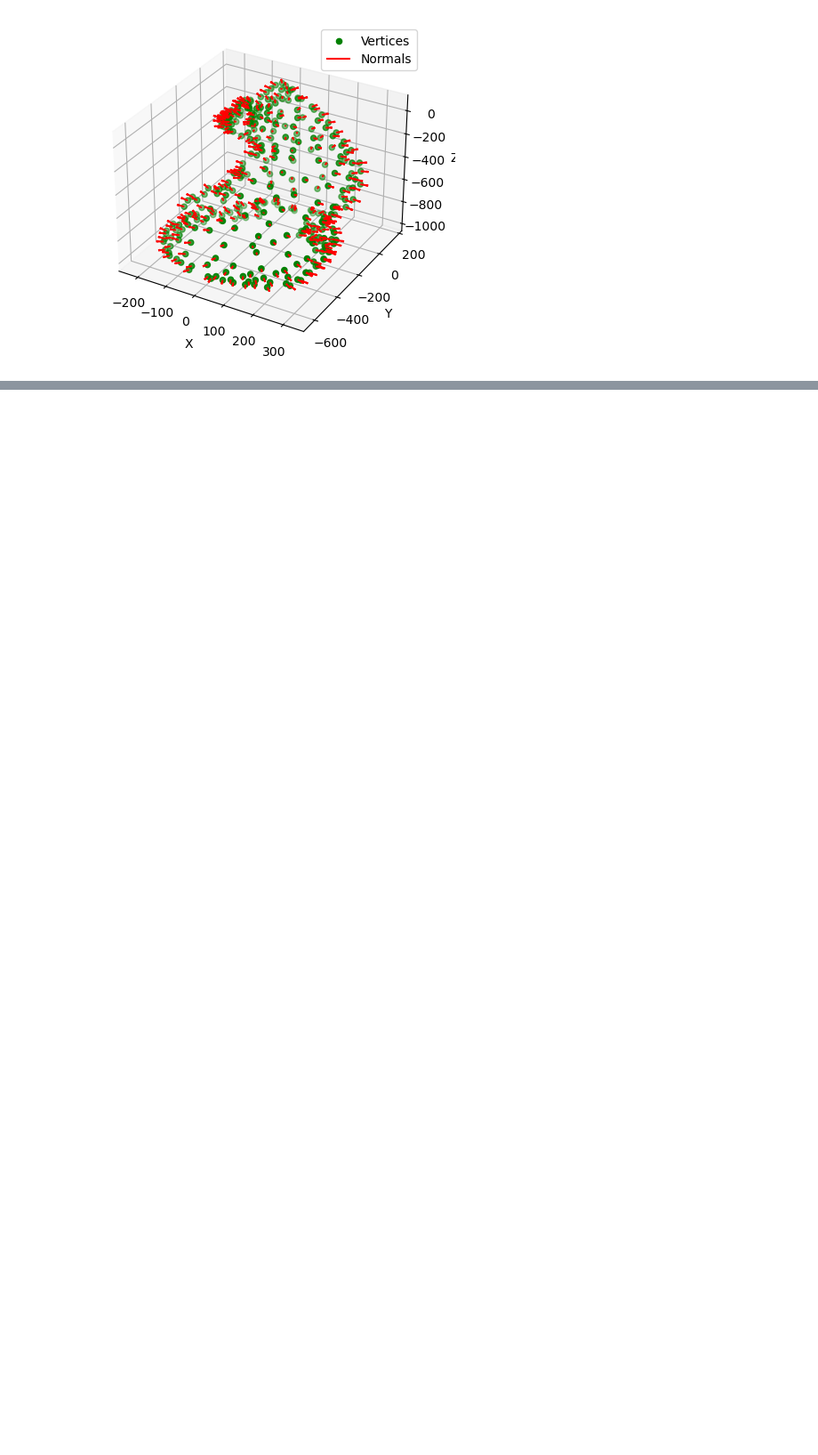
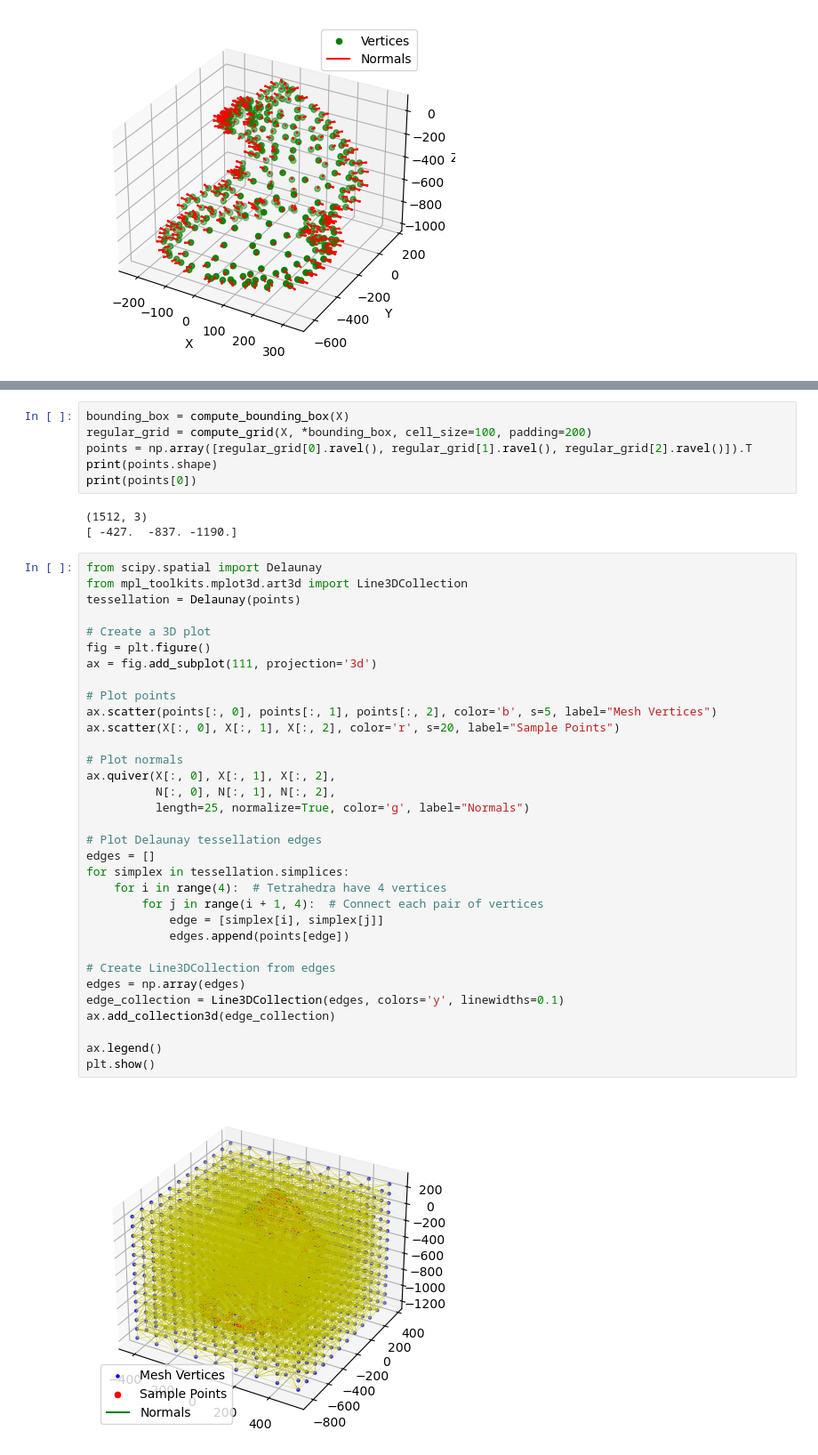
Before and after one commit to lfogarty98/psr_project, a Jupyter notebook: psr_3d.ipynb, the cells around one changed output, grey strips where cells are left out. Shown: that part at 89% size. Saved outputs shown, nothing was run; the diff lists cells and outputs as text; blank space fills up the shorter version.

Commit message:
implement 3d tessellation, first attempt at computing V
Signed-off-by: Liam Fogarty <lfogarty9995@gmail.com>

```diff
--- a/psr_3d.ipynb
+++ b/psr_3d.ipynb
@@ -74,0 +93,44 @@ plt.show()
+# %%
+bounding_box = compute_bounding_box(X)
+regular_grid = compute_grid(X, *bounding_box, cell_size=100, padding=200)
+points = np.array([regular_grid[0].ravel(), regular_grid[1].ravel(), regular_grid[2].ravel()]).T
+print(points.shape)
+print(points[0])
+# %% [output]
+(1512, 3)
+[ -427.  -837. -1190.]
+# %%
+from scipy.spatial import Delaunay
+from mpl_toolkits.mplot3d.art3d import Line3DCollection
+tessellation = Delaunay(points)
+
+# Create a 3D plot
+fig = plt.figure()
+ax = fig.add_subplot(111, projection='3d')
+
+# Plot points
+ax.scatter(points[:, 0], points[:, 1], points[:, 2], color='b', s=5, label="Mesh Vertices")
+ax.scatter(X[:, 0], X[:, 1], X[:, 2], color='r', s=20, label="Sample Points")
+
+# Plot normals
+ax.quiver(X[:, 0], X[:, 1], X[:, 2],
+          N[:, 0], N[:, 1], N[:, 2],
+          length=25, normalize=True, color='g', label="Normals")
+
+# Plot Delaunay tessellation edges
+edges = []
+for simplex in tessellation.simplices:
+    for i in range(4):  # Tetrahedra have 4 vertices
+        for j in range(i + 1, 4):  # Connect each pair of vertices
+            edge = [simplex[i], simplex[j]]
+            edges.append(points[edge])
+
+# Create Line3DCollection from edges
+edges = np.array(edges)
+edge_collection = Line3DCollection(edges, colors='y', linewidths=0.1)
+ax.add_collection3d(edge_collection)
+
+ax.legend()
+plt.show()
+# %% [output]
+[figure, added]
```
Also changed, not shown: parts of 5 cells of this notebook.
